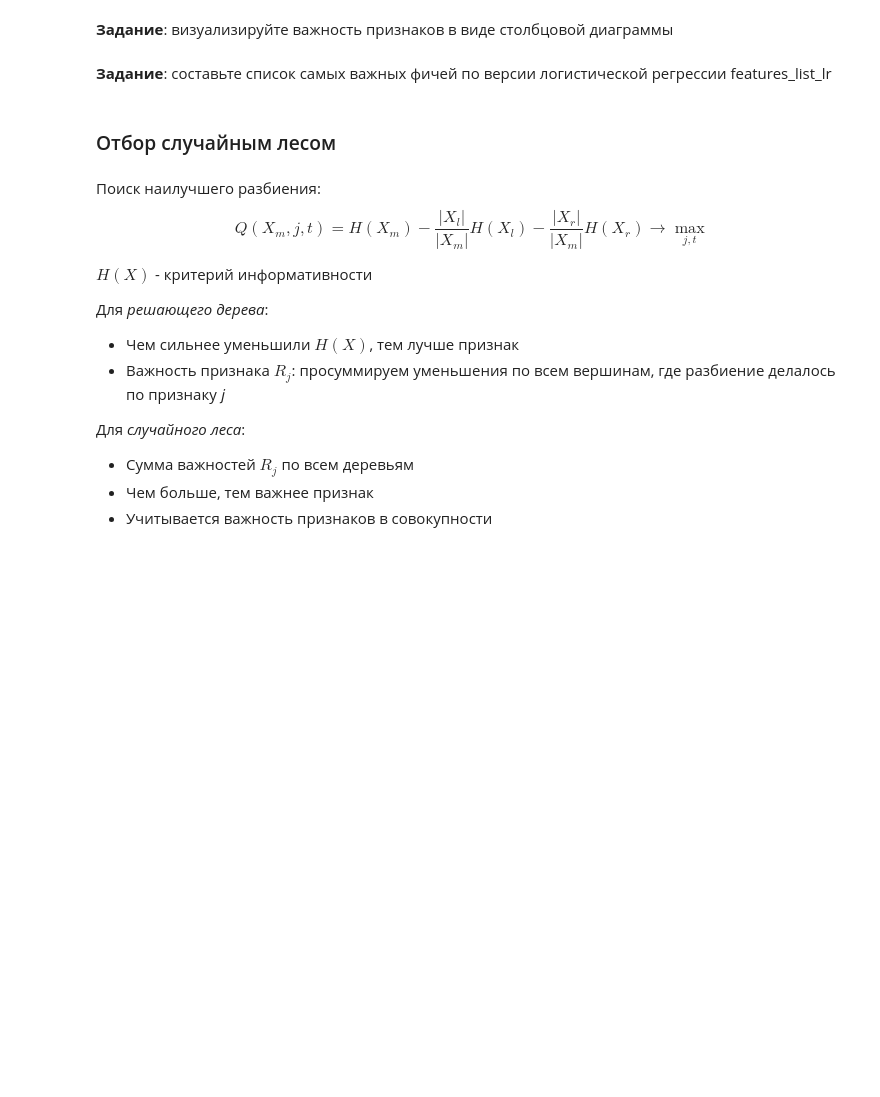
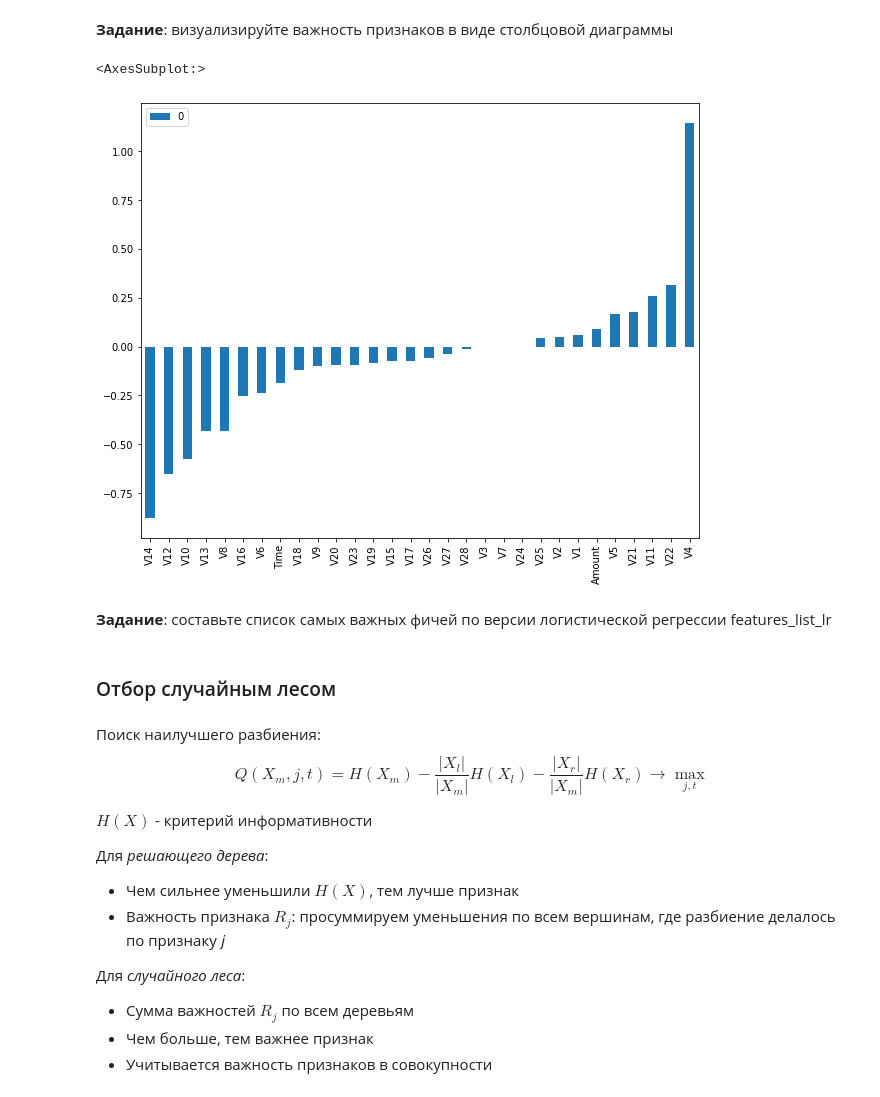
Before and after one commit to Vasyka/intro-ml-bi, a Jupyter notebook: week12/sem12_feature_selection.ipynb, the cells around one changed output. Drawn from its saved outputs; the diff is of its cells as text; code cells hidden in the pictures; blank space fills up the shorter version.

```diff
--- a/week12/sem12_feature_selection.ipynb
+++ b/week12/sem12_feature_selection.ipynb
@@ -91,3 +182,7 @@ from sklearn.ensemble import RandomForestClassifier
 from sklearn.metrics import roc_auc_score
 # %% [markdown]
 **Задание**: разделите данные на тренировочную и тестовую выборки со стратификацией по целевой переменной
+# %%
+X = data.iloc[:,:-1]
+y = data.Class
+X_train, X_test, y_train, y_test = train_test_split(X, y, stratify=y)
@@ -94,3 +197,5 @@ from sklearn.metrics import roc_auc_score
+# %%
+features=data.columns[:-1]
 # %%
 scaler = StandardScaler()
 X_train_scaled = pd.DataFrame(scaler.fit_transform(X_train), columns=features)
@@ -110,3 +215,6 @@ $$Q(a,X) + \lambda \sum \limits_{j=1}^{d}{|w_j| \rightarrow \min_w}$$
 **Задание**: Обучим логистическую регрессию с аргументами
 - penalty='l1'
 - solver='liblinear'
+# %%
+lr = LogisticRegression(penalty='l1',solver='liblinear')
+lr.fit(X_train_scaled, y_train)
@@ -112,0 +223,3 @@ $$Q(a,X) + \lambda \sum \limits_{j=1}^{d}{|w_j| \rightarrow \min_w}$$
+# %%
+lr_coefs = pd.DataFrame(lr.coef_, columns=features).T.sort_values(0)
+lr_coefs
@@ -113,4 +244,9 @@ $$Q(a,X) + \lambda \sum \limits_{j=1}^{d}{|w_j| \rightarrow \min_w}$$
 # %% [markdown]
 **Задание**: визуализируйте важность признаков в виде столбцовой диаграммы
+# %%
+lr_coefs.plot.bar(figsize=(10,8))
+# %% [output]
+<AxesSubplot:>
+[figure, added]
 # %% [markdown]
 **Задание**: составьте список самых важных фичей по версии логистической регрессии features_list_lr
```
Also changed, not shown: parts of 25 cells of this notebook.
